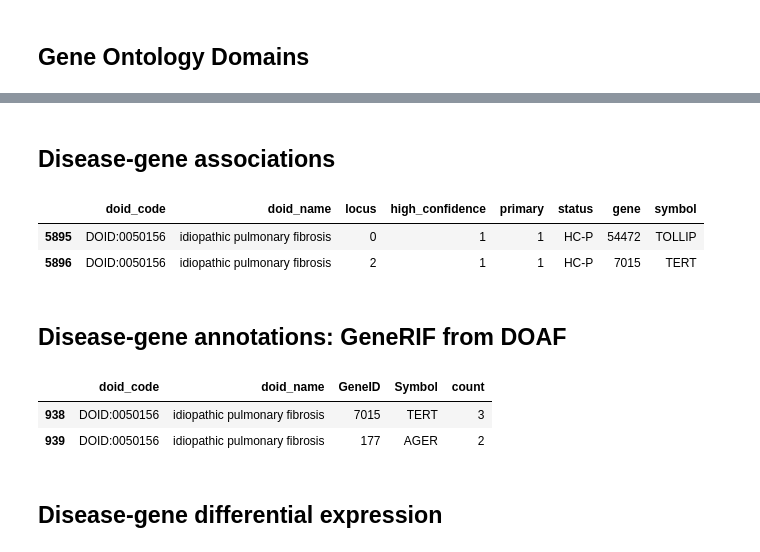
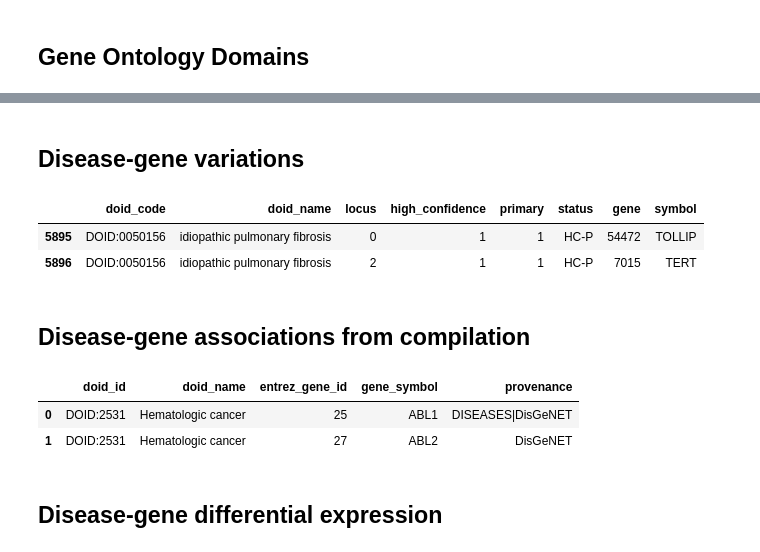
Before and after one commit to dhimmel/integrate, a Jupyter notebook: integrate.ipynb, the cells around one changed output, grey strips where cells are left out. Cells and saved outputs as stored; diff of their text form; code cells hidden in the pictures.

```diff
--- a/integrate.ipynb
+++ b/integrate.ipynb
@@ -216,7 +212,7 @@ for i, row in go_df.iterrows():
         data = {'unbiased': False}
         graph.add_edge(source_id, target_id, 'participation', 'both', data)
 # %% [markdown]
-## Disease-gene associations
+## Disease-gene variations
 # %%
 commit = '0617ea7ea8268f21f5ca1b8dbe487dd12671fc7b'
 url = rawgit('dhimmel', 'gwas-catalog', commit, 'data/gene-associations.tsv')
@@ -236,13 +232,10 @@ for i, row in gwas_df.iterrows():
 # %% [markdown]
-## Disease-gene annotations: GeneRIF from DOAF
+## Disease-gene associations from compilation
-# %%
-commit = 'bbe1c326aa385416e36d02b144e89e2b99e700b6'
-url = rawgit('dhimmel', 'doaf', commit, 'data/doaf.tsv')
-doaf_df = pandas.read_table(url)
-doaf_df = doaf_df[doaf_df.doid_code.isin(disease_df.doid)]
-doaf_df.head(2)
-# %% [output]
-|  | doid_code | doid_name | GeneID | Symbol | count |
-| 938 | DOID:0050156 | idiopathic pulmonary fibrosis | 7015 | TERT | 3 |
-| 939 | DOID:0050156 | idiopathic pulmonary fibrosis | 177 | AGER | 2 |
+# %%
+association_df = pandas.read_table('compile/DaG.tsv')
+association_df.head(2)
+# %% [output]
+|  | doid_id | doid_name | entrez_gene_id | gene_symbol | provenance |
+| 0 | DOID:2531 | Hematologic cancer | 25 | ABL1 | DISEASES|DisGeNET |
+| 1 | DOID:2531 | Hematologic cancer | 27 | ABL2 | DisGeNET |
 # %%
```
Also changed, not shown: parts of 22 cells of this notebook, 10 other files.
